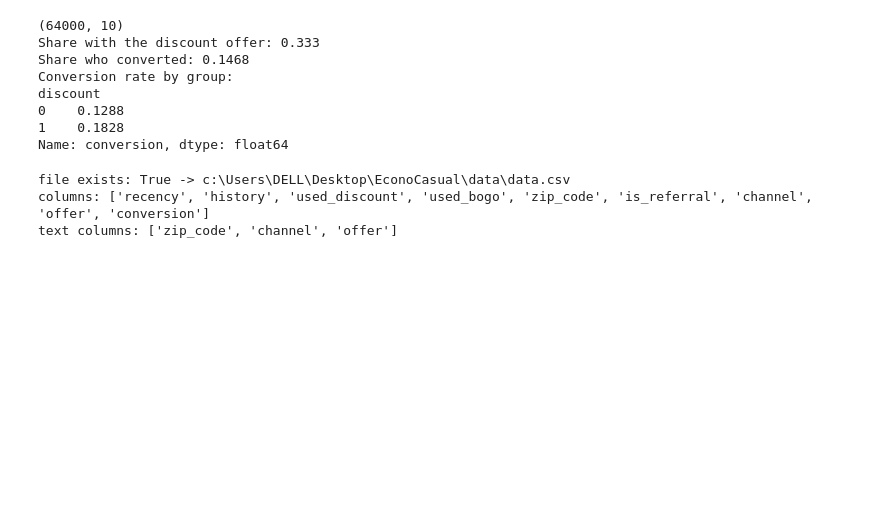
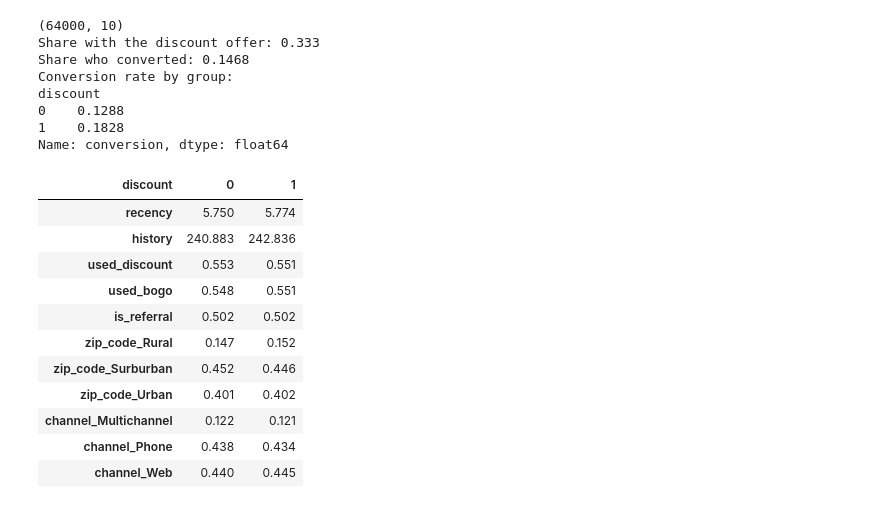
Before and after one commit to Sangu-dev/EconoCasual, a Jupyter notebook: notebooks/casual_graph.ipynb, the cells around one changed output. Cells and saved outputs as stored; diff of their text form; code cells hidden in the pictures; blank space fills up the shorter version.

```diff
--- a/notebooks/casual_graph.ipynb
+++ b/notebooks/casual_graph.ipynb
@@ -30,14 +43,18 @@ discount
 1    0.1828
 Name: conversion, dtype: float64
 # %%
-import os
-path = "../data/data.csv"
-print("file exists:", os.path.exists(path), "->", os.path.abspath(path))
-
-df = pd.read_csv(path)
-print("columns:", df.columns.tolist())
-print("text columns:", [c for c in df.columns if not pd.api.types.is_numeric_dtype(df[c])])
+features = [c for c in df.columns if c not in ('customer_id', 'discount', 'revenue')]
+df.groupby('discount')[features].mean().T.round(3)
 # %% [output]
-file exists: True -> c:\Users\DELL\Desktop\EconoCasual\data\data.csv
-columns: ['recency', 'history', 'used_discount', 'used_bogo', 'zip_code', 'is_referral', 'channel', 'offer', 'conversion']
-text columns: ['zip_code', 'channel', 'offer']
+| discount | 0 | 1 |
+| recency | 5.750 | 5.774 |
+| history | 240.883 | 242.836 |
+| used_discount | 0.553 | 0.551 |
+| used_bogo | 0.548 | 0.551 |
+| is_referral | 0.502 | 0.502 |
+| zip_code_Rural | 0.147 | 0.152 |
+| zip_code_Surburban | 0.452 | 0.446 |
+| zip_code_Urban | 0.401 | 0.402 |
+| channel_Multichannel | 0.122 | 0.121 |
+| channel_Phone | 0.438 | 0.434 |
+| channel_Web | 0.440 | 0.445 |
```
Also changed, not shown: parts of 6 cells of this notebook, 2 other files.
